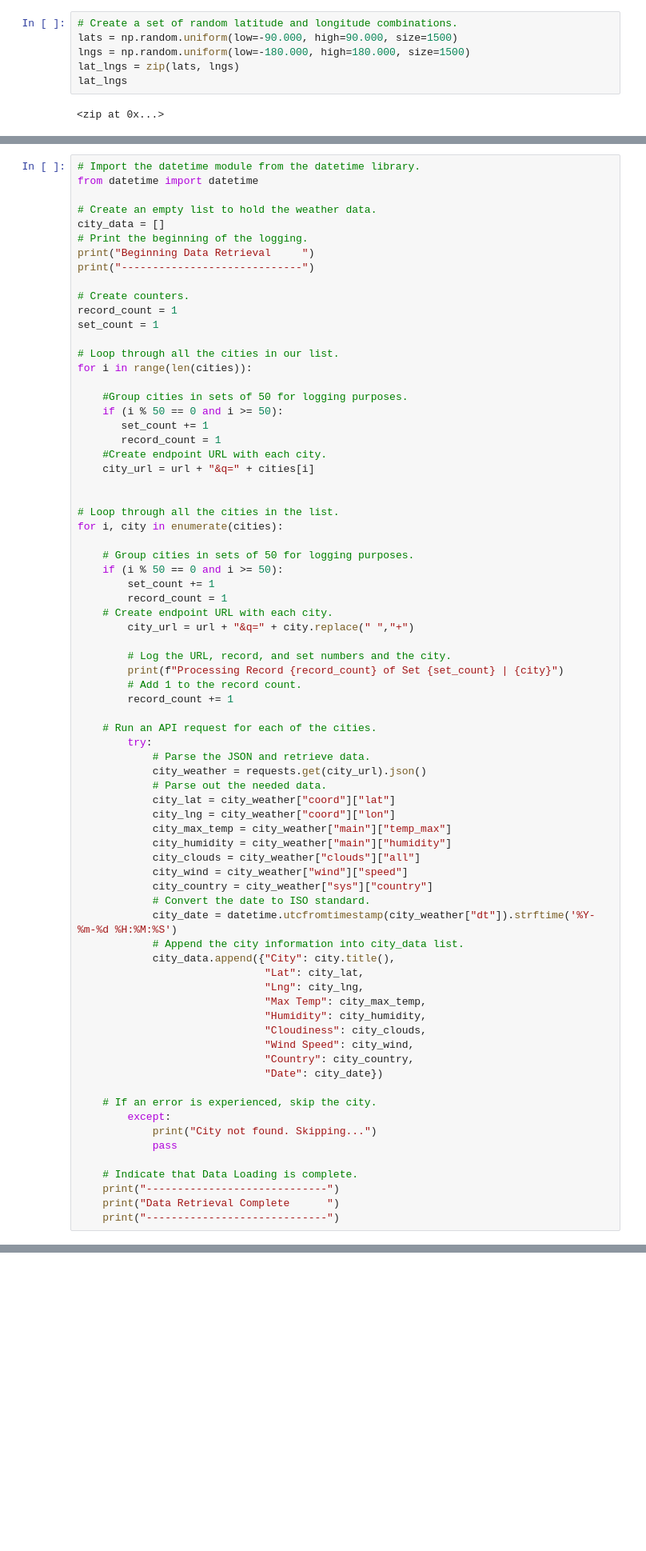
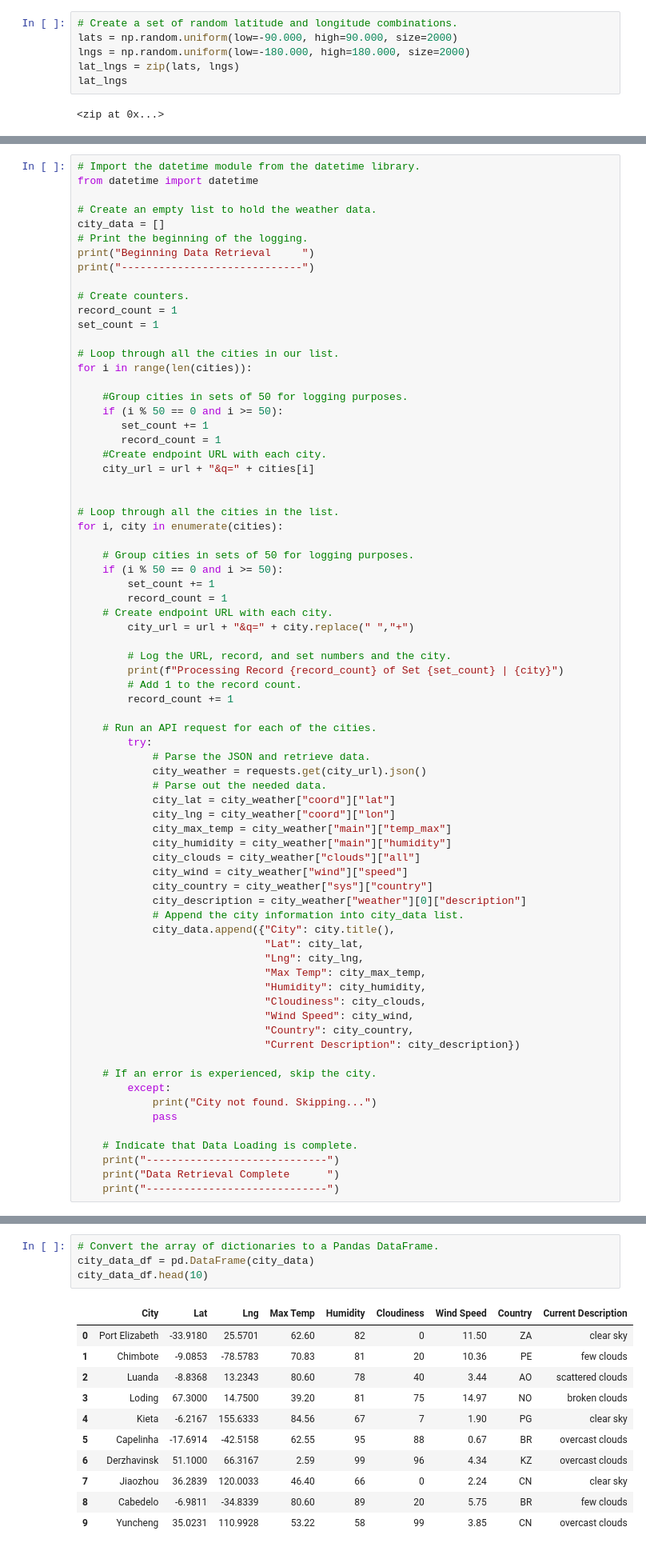
Before and after one commit to mmh926/World_Weather_Analysis, a Jupyter notebook: Weather_Database/Weather_Database.ipynb, the cells around one changed output, grey strips where cells are left out. Shown at 80% size. Cells and saved outputs as stored; diff of their text form; blank space fills up the shorter version.

Commit message:
Create Weather_Database.ipynb and WeatherPy.csv

```diff
--- a/Weather_Database/Weather_Database.ipynb
+++ b/Weather_Database/Weather_Database.ipynb
@@ -5,8 +5,8 @@ import matplotlib.pyplot as plt
 import numpy as np
 # %%
 # Create a set of random latitude and longitude combinations.
-lats = np.random.uniform(low=-90.000, high=90.000, size=1500)
-lngs = np.random.uniform(low=-180.000, high=180.000, size=1500)
+lats = np.random.uniform(low=-90.000, high=90.000, size=2000)
+lngs = np.random.uniform(low=-180.000, high=180.000, size=2000)
 lat_lngs = zip(lats, lngs)
 lat_lngs
 # %% [output]
@@ -93,8 +126,7 @@ for i, city in enumerate(cities):
             city_clouds = city_weather["clouds"]["all"]
             city_wind = city_weather["wind"]["speed"]
             city_country = city_weather["sys"]["country"]
-            # Convert the date to ISO standard.
-            city_date = datetime.utcfromtimestamp(city_weather["dt"]).strftime('%Y-%m-%d %H:%M:%S')
+            city_description = city_weather["weather"][0]["description"]
             # Append the city information into city_data list.
             city_data.append({"City": city.title(),
                               "Lat": city_lat,
@@ -104,7 +136,7 @@ for i, city in enumerate(cities):
                               "Cloudiness": city_clouds,
                               "Wind Speed": city_wind,
                               "Country": city_country,
-                              "Date": city_date})
+                              "Current Description": city_description})
 
     # If an error is experienced, skip the city.
         except:
@@ -117,0 +172,16 @@ for i, city in enumerate(cities):
+# %%
+# Convert the array of dictionaries to a Pandas DataFrame.
+city_data_df = pd.DataFrame(city_data)
+city_data_df.head(10)
+# %% [output]
+|  | City | Lat | Lng | Max Temp | Humidity | Cloudiness | Wind Speed | Country | Current Description |
+| 0 | Port Elizabeth | -33.9180 | 25.5701 | 62.60 | 82 | 0 | 11.50 | ZA | clear sky |
+| 1 | Chimbote | -9.0853 | -78.5783 | 70.83 | 81 | 20 | 10.36 | PE | few clouds |
+| 2 | Luanda | -8.8368 | 13.2343 | 80.60 | 78 | 40 | 3.44 | AO | scattered clouds |
+| 3 | Loding | 67.3000 | 14.7500 | 39.20 | 81 | 75 | 14.97 | NO | broken clouds |
+| 4 | Kieta | -6.2167 | 155.6333 | 84.56 | 67 | 7 | 1.90 | PG | clear sky |
+| 5 | Capelinha | -17.6914 | -42.5158 | 62.55 | 95 | 88 | 0.67 | BR | overcast clouds |
+| 6 | Derzhavinsk | 51.1000 | 66.3167 | 2.59 | 99 | 96 | 4.34 | KZ | overcast clouds |
+| 7 | Jiaozhou | 36.2839 | 120.0033 | 46.40 | 66 | 0 | 2.24 | CN | clear sky |
+| 8 | Cabedelo | -6.9811 | -34.8339 | 80.60 | 89 | 20 | 5.75 | BR | few clouds |
+| 9 | Yuncheng | 35.0231 | 110.9928 | 53.22 | 58 | 99 | 3.85 | CN | overcast clouds |
```
Also changed, not shown: parts of 8 cells of this notebook, 1 other file.
